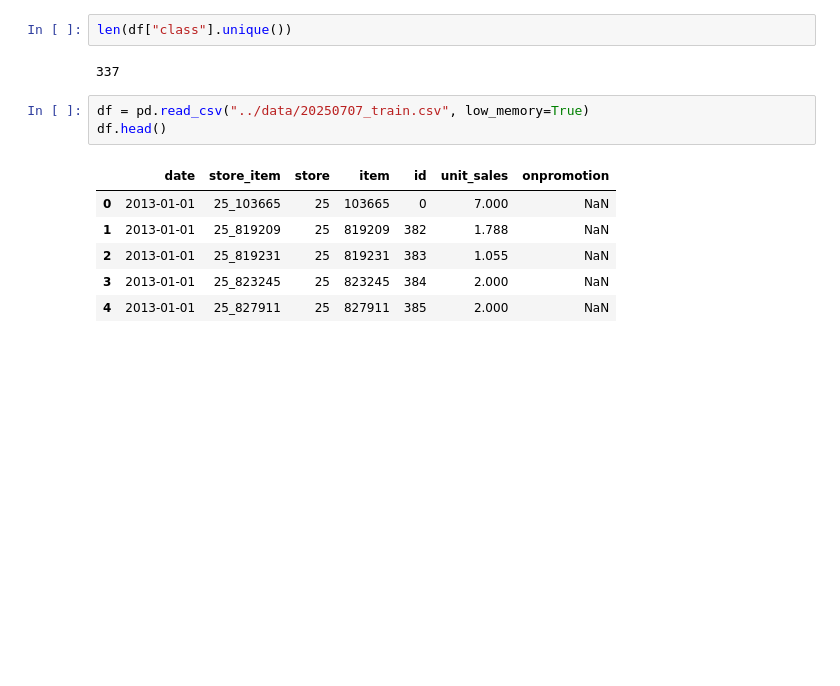
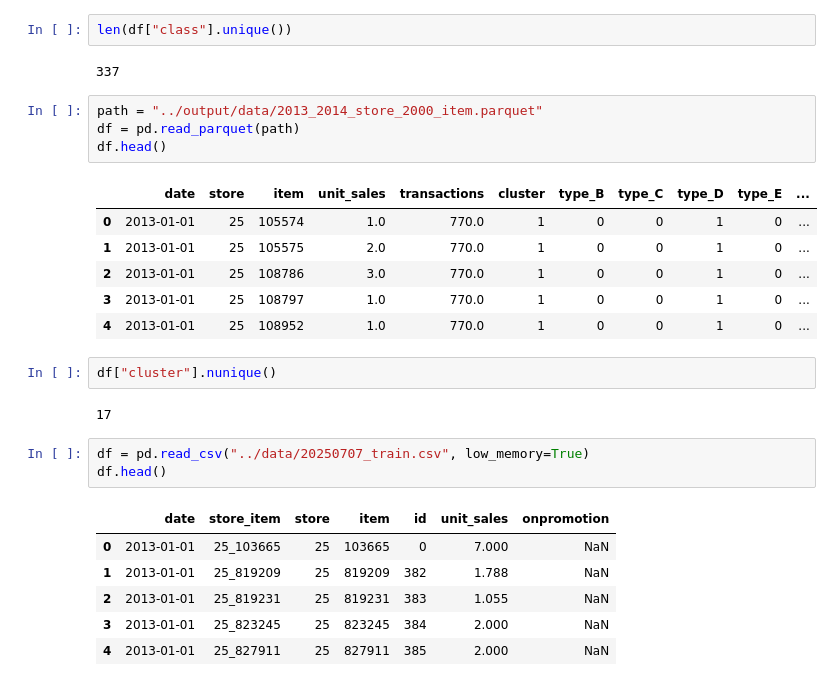
Before and after one commit to ygrepo/kaggle_favorita_grocery_sales_forecasting, a Jupyter notebook: notebook/load_data.ipynb, the cells around one changed output. Saved outputs shown, nothing was run; the diff lists cells and outputs as text; blank space fills up the shorter version.

```diff
--- a/notebook/load_data.ipynb
+++ b/notebook/load_data.ipynb
@@ -134,6 +134,21 @@ df.head()
 len(df["class"].unique())
 # %% [output]
 337
+# %%
+path = "../output/data/2013_2014_store_2000_item.parquet"
+df = pd.read_parquet(path)
+df.head()
+# %% [output]
+|  | date | store | item | unit_sales | transactions | cluster | type_B | type_C | type_D | type_E | ... |
+| 0 | 2013-01-01 | 25 | 105574 | 1.0 | 770.0 | 1 | 0 | 0 | 1 | 0 | ... |
+| 1 | 2013-01-01 | 25 | 105575 | 2.0 | 770.0 | 1 | 0 | 0 | 1 | 0 | ... |
+| 2 | 2013-01-01 | 25 | 108786 | 3.0 | 770.0 | 1 | 0 | 0 | 1 | 0 | ... |
+| 3 | 2013-01-01 | 25 | 108797 | 1.0 | 770.0 | 1 | 0 | 0 | 1 | 0 | ... |
+| 4 | 2013-01-01 | 25 | 108952 | 1.0 | 770.0 | 1 | 0 | 0 | 1 | 0 | ... |
+# %%
+df["cluster"].nunique()
+# %% [output]
+17
 # %%
 df = pd.read_csv("../data/20250707_train.csv", low_memory=True)
 df.head()
```
Also changed, not shown: 1 other file.
